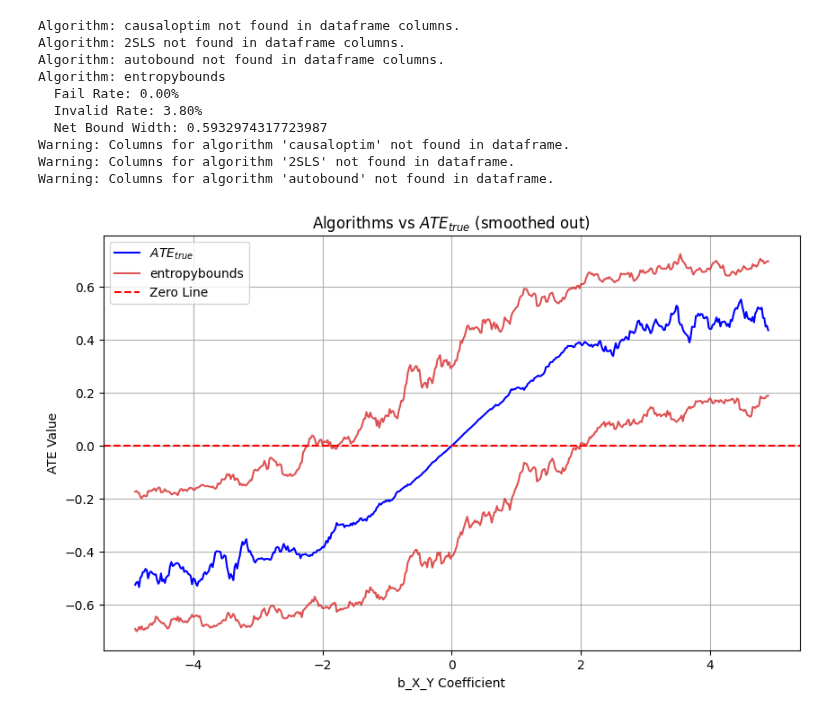
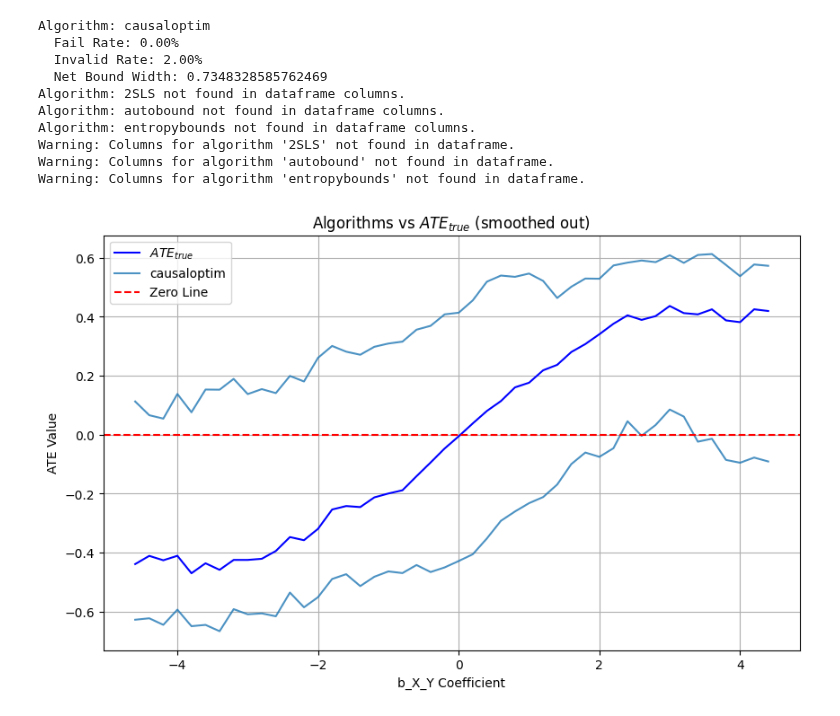
Before and after one commit to tmaringgele/causal-bounds, a Jupyter notebook: simulation_engine/test.ipynb, the cells around one changed output. Saved outputs shown, nothing was run; the diff lists cells and outputs as text; code cells hidden in the pictures.

Commit message:
fail detection for causaloptim

```diff
--- a/simulation_engine/test.ipynb
+++ b/simulation_engine/test.ipynb
@@ -20,9 +21,7 @@ pd.set_option('display.max_columns', None)
 import warnings
 warnings.simplefilter(action='ignore', category=FutureWarning)
 # %%
-data = BinaryIV.generate_data_rolling_ate(N_simulations=2000)
-
-binaryIV.data['entropy_U'].describe()
+data = BinaryIV.generate_data_rolling_ate(N_simulations=100)
 # %%
 binaryIV = BinaryIV('IV Dag', data)
 
@@ -64,19 +33,19 @@ Name: entropy_U, dtype: float64
 # %%
 binaryIV.data
 algorithms = ['causaloptim', '2SLS', 'autobound', 'entropybounds']
 PlottingUtil.print_bound_statistics(binaryIV.data, algorithms)
-PlottingUtil.plot_smoothed_ate_vs_bounds(binaryIV.data, algorithms, 10)
+PlottingUtil.plot_smoothed_ate_vs_bounds(binaryIV.data, algorithms, 5)
 # %% [output]
-Algorithm: causaloptim not found in dataframe columns.
+Algorithm: causaloptim
+  Fail Rate: 0.00%
+  Invalid Rate: 2.00%
+  Net Bound Width: 0.7348328585762469
 Algorithm: 2SLS not found in dataframe columns.
 Algorithm: autobound not found in dataframe columns.
-Algorithm: entropybounds
-  Fail Rate: 0.00%
-  Invalid Rate: 3.80%
-  Net Bound Width: 0.5932974317723987
-Warning: Columns for algorithm 'causaloptim' not found in dataframe.
+Algorithm: entropybounds not found in dataframe columns.
 Warning: Columns for algorithm '2SLS' not found in dataframe.
 Warning: Columns for algorithm 'autobound' not found in dataframe.
+Warning: Columns for algorithm 'entropybounds' not found in dataframe.
-[figure, old version]
+[figure, new version]
 # %%
 invalids = binaryIV.data[binaryIV.data['causaloptim_bound_valid'] == False]
```
Also changed, not shown: parts of 4 cells of this notebook, 3 other files.
